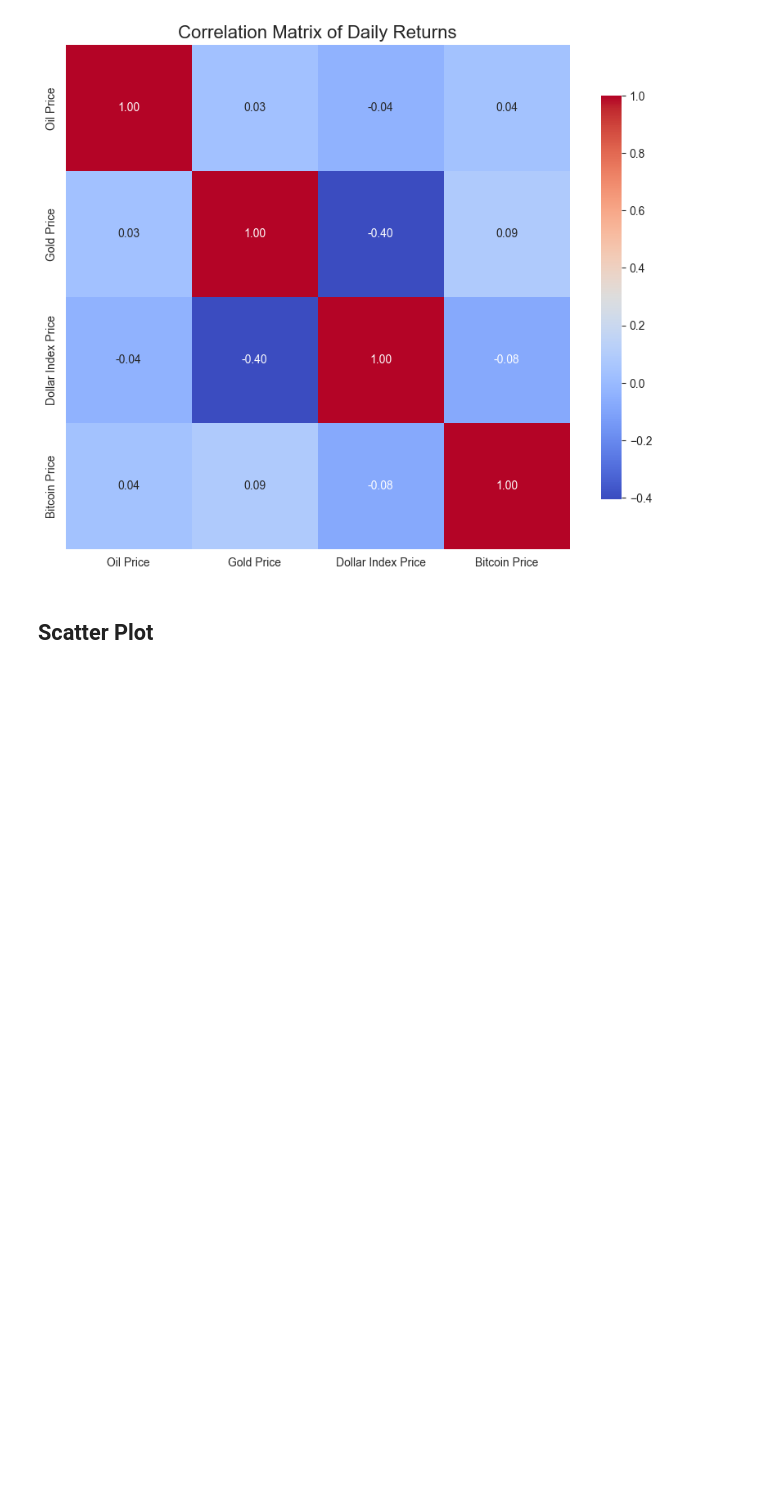
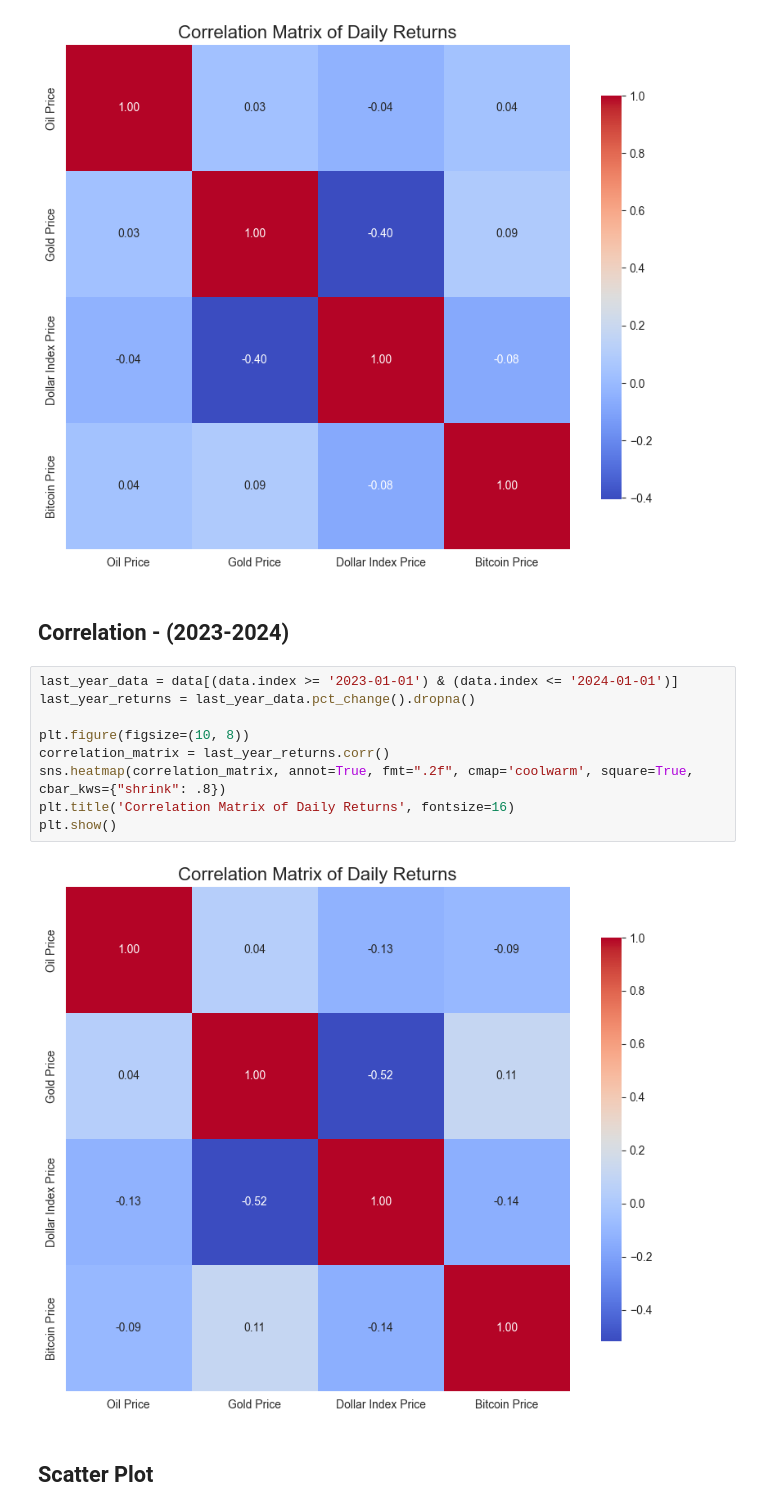
Before and after one commit to ali-bazrkar/investment_comparison_2nd_team, a Jupyter notebook: class_activity.ipynb, the cells around one changed output. Drawn from its saved outputs; the diff is of its cells as text; blank space fills up the shorter version.

```diff
--- a/class_activity.ipynb
+++ b/class_activity.ipynb
@@ -150,6 +150,19 @@ plt.title('Correlation Matrix of Daily Returns', fontsize=16)
 plt.show()
 # %% [output]
 [figure]
+# %% [markdown]
+## Correlation - (2023-2024)
+# %%
+last_year_data = data[(data.index >= '2023-01-01') & (data.index <= '2024-01-01')]
+last_year_returns = last_year_data.pct_change().dropna()
+
+plt.figure(figsize=(10, 8))
+correlation_matrix = last_year_returns.corr()
+sns.heatmap(correlation_matrix, annot=True, fmt=".2f", cmap='coolwarm', square=True, cbar_kws={"shrink": .8})
+plt.title('Correlation Matrix of Daily Returns', fontsize=16)
+plt.show()
+# %% [output]
+[figure, added]
 # %% [markdown]
 ## Scatter Plot
 # %%
```
